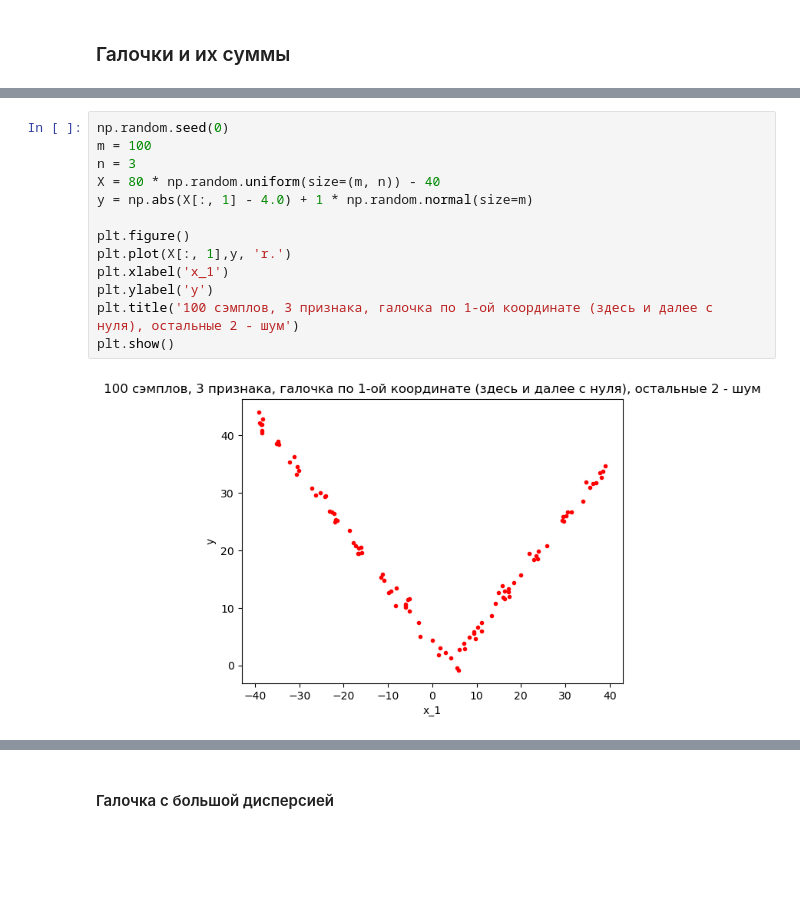
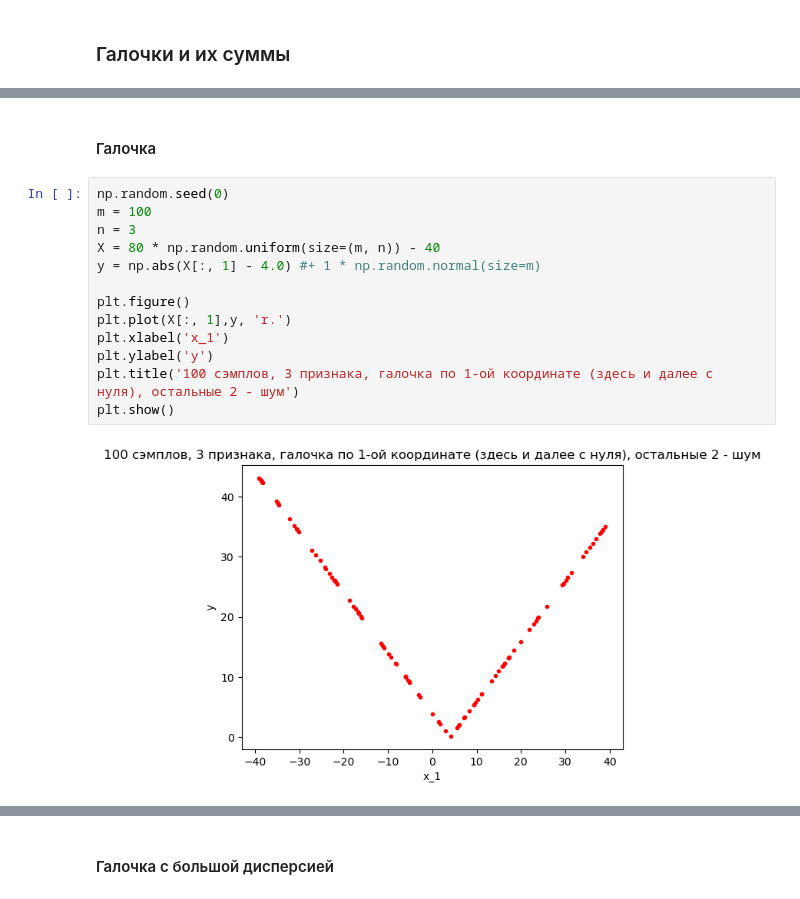
Before and after one commit to victorkitov/marsera, a Jupyter notebook: mars_datasets.ipynb, the cells around one changed output, grey strips where cells are left out. Saved outputs shown, nothing was run; the diff lists cells and outputs as text; blank space fills up the shorter version.

```diff
--- a/mars_datasets.ipynb
+++ b/mars_datasets.ipynb
@@ -32,18 +59,20 @@ def fit(X, y, max_terms, ind=1):
+# %% [markdown]
+#### Галочка
 # %%
 np.random.seed(0)
 m = 100
 n = 3
 X = 80 * np.random.uniform(size=(m, n)) - 40
-y = np.abs(X[:, 1] - 4.0) + 1 * np.random.normal(size=m)
+y = np.abs(X[:, 1] - 4.0) #+ 1 * np.random.normal(size=m)
 
 plt.figure()
 plt.plot(X[:, 1],y, 'r.')
 plt.xlabel('x_1')
 plt.ylabel('y')
 plt.title('100 сэмплов, 3 признака, галочка по 1-ой координате (здесь и далее с нуля), остальные 2 - шум')
 plt.show()
 # %% [output]
-[figure, old version]
+[figure, new version]
 # %%
 fit(X, y, max_terms=1, ind=1)
 # %% [output]
```
Also changed, not shown: parts of 8 cells of this notebook, 1 other file.
